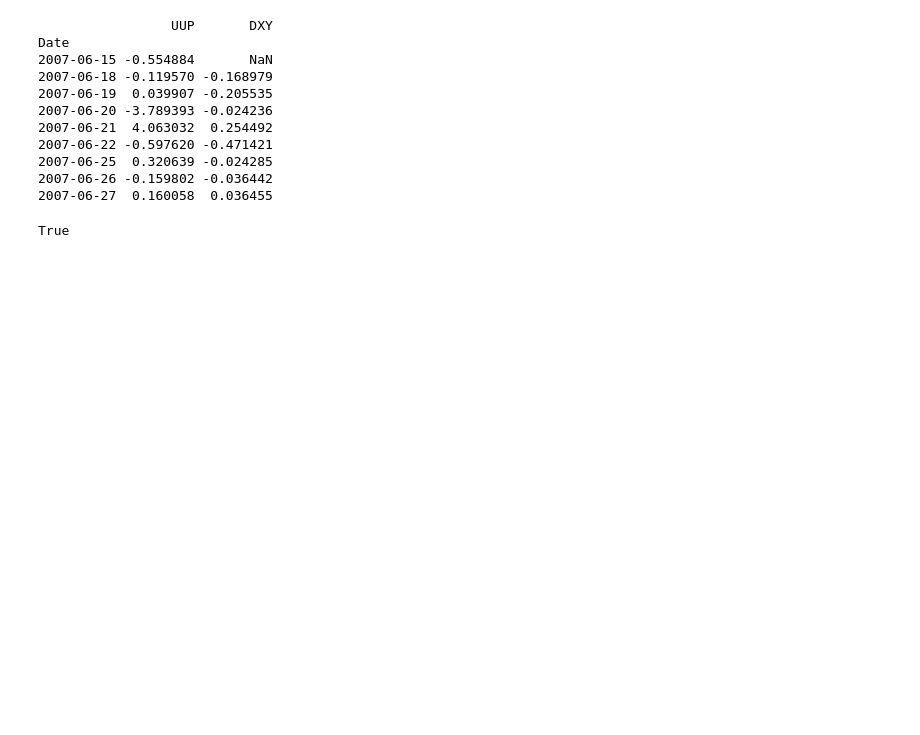
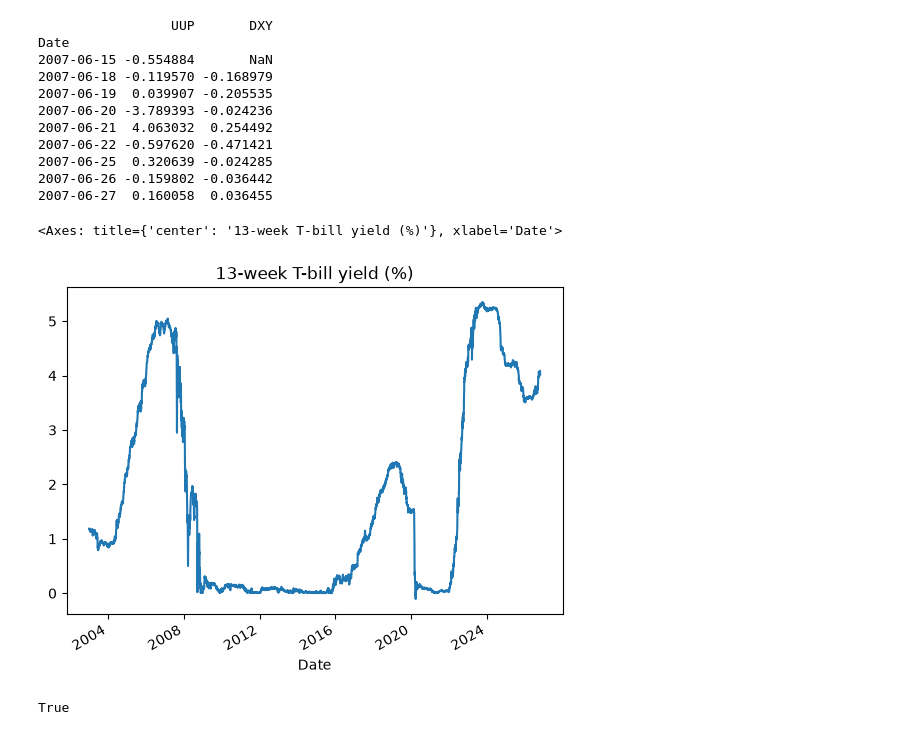
Before and after one commit to aferri-git/ML_virtual_portfolio, a Jupyter notebook: notebooks/data_collection_exploration.ipynb, the cells around one changed output. Drawn from its saved outputs; the diff is of its cells as text; code cells hidden in the pictures; blank space fills up the shorter version.

```diff
--- a/notebooks/data_collection_exploration.ipynb
+++ b/notebooks/data_collection_exploration.ipynb
@@ -356,6 +356,16 @@ Date
 2007-06-27  0.160058  0.036455
 # %%
 # clearly there is a data mismatch here which we need to handle in pre-processing
+# %%
+# let's check risk free rate now
+
+irx.describe()
+irx.isna().sum()
+irx[irx.isna()].index[:10]
+irx.plot(title="13-week T-bill yield (%)")
+# %% [output]
+<Axes: title={'center': '13-week T-bill yield (%)'}, xlabel='Date'>
+[figure, added]
 # %%
 # let's create a function to save data for the preprocessing notebook
 
```
Also changed, not shown: 2 other files.
